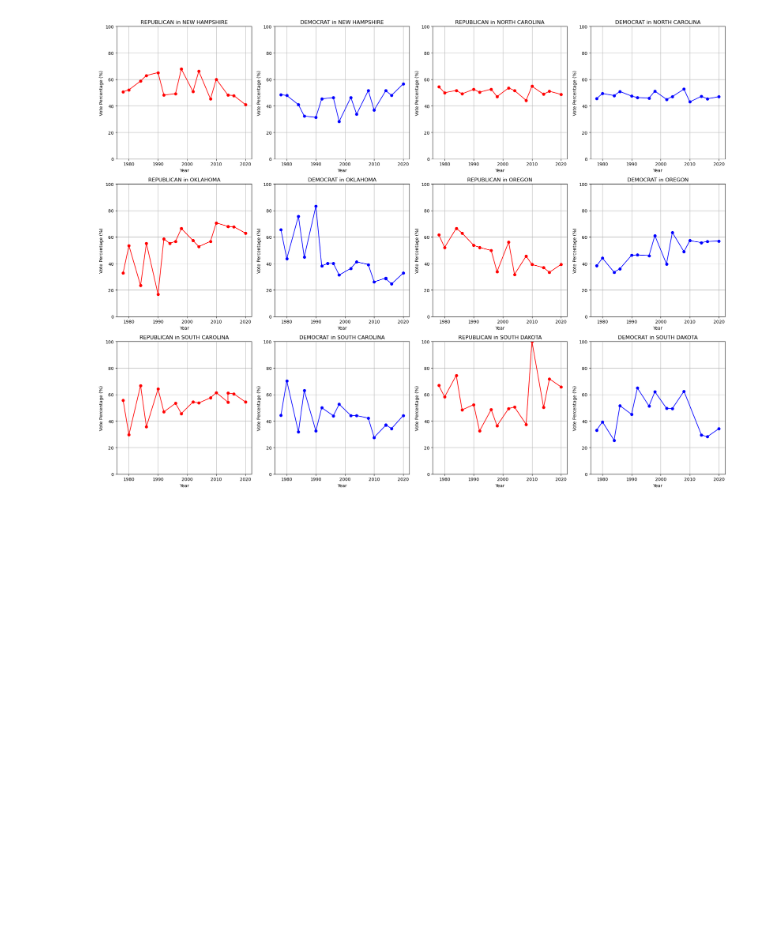
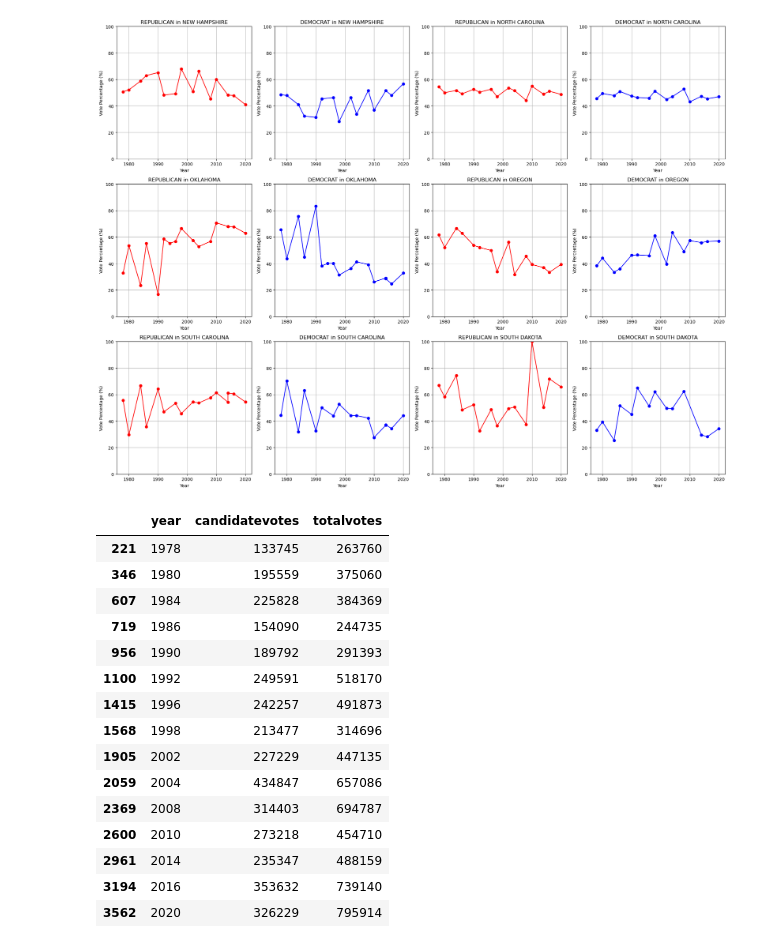
Before and after one commit to alanroyce20102003/bt5240, a Jupyter notebook: main.ipynb, the cells around one changed output. Saved outputs shown, nothing was run; the diff lists cells and outputs as text; code cells hidden in the pictures; blank space fills up the shorter version.

```diff
--- a/main.ipynb
+++ b/main.ipynb
@@ -53,7 +37,7 @@ filtered_df
 states = filtered_df['state'].unique()
 party_order = ['REPUBLICAN', 'DEMOCRAT']
 colors = {'REPUBLICAN': 'red', 'DEMOCRAT': 'blue'}
-
+df_dict = {}
 num_plots = len(states) * len(party_order)
 cols = 4  # Number of columns in the grid
 rows = math.ceil(num_plots / cols)
@@ -66,7 +50,7 @@ for state in states:
     for party in party_order:
         state_party_data = df[(df['state'] == state) & (df['party_simplified'] == party)]
         state_party_data = state_party_data[state_party_data['writein'] == False]
-
+        df_dict[(state, party)] = state_party_data
         if not state_party_data.empty:
             ax = axes[plot_index]
             ax.plot(state_party_data['year'], state_party_data['candidatevotes'] / state_party_data['totalvotes'] * 100, marker='o', color=colors[party])
@@ -85,3 +69,23 @@ plt.tight_layout()
 plt.show()
 # %% [output]
 [figure]
+# %%
+cols = ['year', 'candidatevotes', 'totalvotes']
+df_dict[('NEW HAMPSHIRE', 'REPUBLICAN')][cols]
+# %% [output]
+|  | year | candidatevotes | totalvotes |
+| 221 | 1978 | 133745 | 263760 |
+| 346 | 1980 | 195559 | 375060 |
+| 607 | 1984 | 225828 | 384369 |
+| 719 | 1986 | 154090 | 244735 |
+| 956 | 1990 | 189792 | 291393 |
+| 1100 | 1992 | 249591 | 518170 |
+| 1415 | 1996 | 242257 | 491873 |
+| 1568 | 1998 | 213477 | 314696 |
+| 1905 | 2002 | 227229 | 447135 |
+| 2059 | 2004 | 434847 | 657086 |
+| 2369 | 2008 | 314403 | 694787 |
+| 2600 | 2010 | 273218 | 454710 |
+| 2961 | 2014 | 235347 | 488159 |
+| 3194 | 2016 | 353632 | 739140 |
+| 3562 | 2020 | 326229 | 795914 |
```
Also changed, not shown: parts of 1 cell of this notebook.
